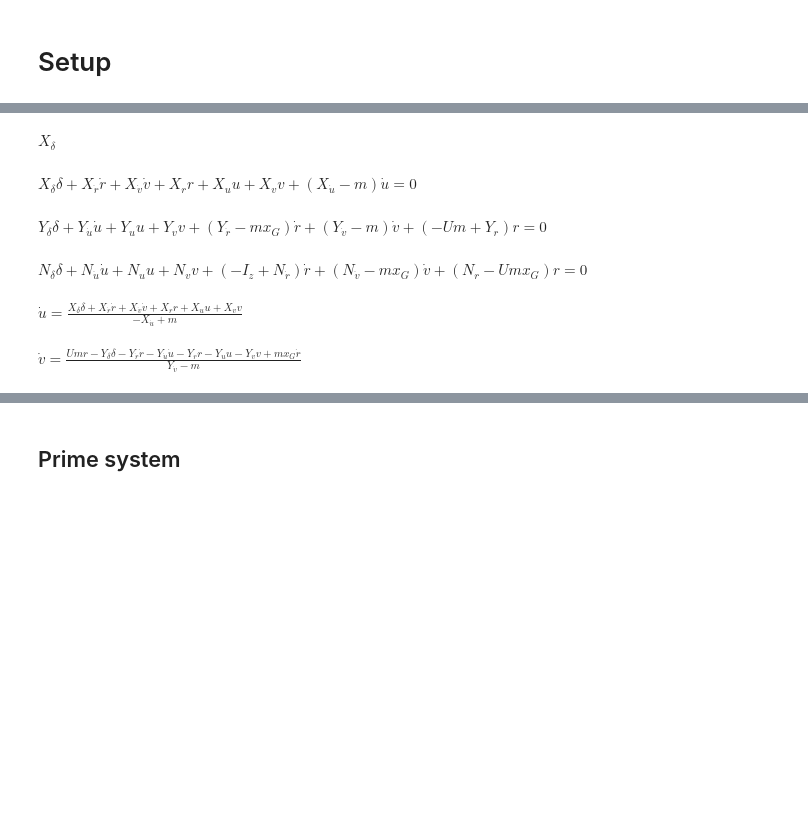
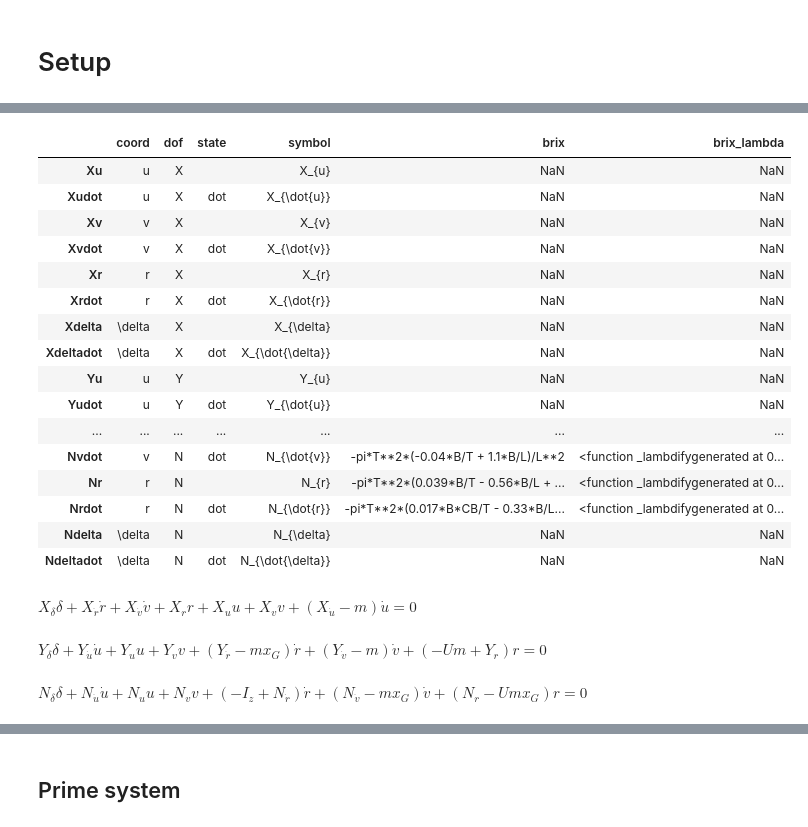
Before and after one commit to martinlarsalbert/VesselManoeuvringModels, a Jupyter notebook: notebooks/06.01_linear_VMM.ipynb, the cells around one changed output, grey strips where cells are left out. Cells and saved outputs as stored; diff of their text form; code cells hidden in the pictures; blank space fills up the shorter version.

```diff
--- a/notebooks/06.01_linear_VMM.ipynb
+++ b/notebooks/06.01_linear_VMM.ipynb
@@ -104,41 +60,39 @@ p = df_parameters['symbol']
-# %%
-p.Xdelta
-# %% [output]
-$\displaystyle X_{\delta}$
-# %%
-m,x_G,U,I_z = sp.symbols('m x_G U I_z')
-X_eq = sp.Eq(
-    (p.Xudot-m)*u.diff() + p.Xu*u + p.Xvdot*v.diff() + p.Xv*v + p.Xrdot*r.diff() + p.Xr*r + p.Xdelta*delta,
-    0
-)
-
-Math(vlatex(X_eq))
-# %% [output]
-$\displaystyle X_{\delta} \delta + X_{\dot{r}} \dot{r} + X_{\dot{v}} \dot{v} + X_{r} r + X_{u} u + X_{v} v + \left(X_{\dot{u}} - m\right) \dot{u} = 0$
-# %%
-Y_eq = sp.Eq(
-    p.Yudot*u.diff() + p.Yu*u + (p.Yvdot-m)*v.diff() + p.Yv*v + (p.Yrdot-m*x_G)*r.diff() + (p.Yr-m*U)*r + p.Ydelta*delta,
-    0
-)
-Math(vlatex(Y_eq))
-# %% [output]
-$\displaystyle Y_{\delta} \delta + Y_{\dot{u}} \dot{u} + Y_{u} u + Y_{v} v + \left(Y_{\dot{r}} - m x_{G}\right) \dot{r} + \left(Y_{\dot{v}} - m\right) \dot{v} + \left(- U m + Y_{r}\right) r = 0$
-# %%
-N_eq = sp.Eq(
-    p.Nudot*u.diff() + p.Nu*u + (p.Nvdot-m*x_G)*v.diff() + p.Nv*v + (p.Nrdot-I_z)*r.diff() + (p.Nr-m*x_G*U)*r + p.Ndelta*delta,
-    0
-)
-Math(vlatex(N_eq))
-# %% [output]
-$\displaystyle N_{\delta} \delta + N_{\dot{u}} \dot{u} + N_{u} u + N_{v} v + \left(- I_{z} + N_{\dot{r}}\right) \dot{r} + \left(N_{\dot{v}} - m x_{G}\right) \dot{v} + \left(N_{r} - U m x_{G}\right) r = 0$
+# %%
+symbols.df_parameters
+# %% [output]
+|  | coord | dof | state | symbol | brix | brix_lambda |
+| Xu | u | X |  | X_{u} | NaN | NaN |
+| Xudot | u | X | dot | X_{\dot{u}} | NaN | NaN |
+| Xv | v | X |  | X_{v} | NaN | NaN |
+| Xvdot | v | X | dot | X_{\dot{v}} | NaN | NaN |
+| Xr | r | X |  | X_{r} | NaN | NaN |
+| Xrdot | r | X | dot | X_{\dot{r}} | NaN | NaN |
+| Xdelta | \delta | X |  | X_{\delta} | NaN | NaN |
+| Xdeltadot | \delta | X | dot | X_{\dot{\delta}} | NaN | NaN |
+| Yu | u | Y |  | Y_{u} | NaN | NaN |
+| Yudot | u | Y | dot | Y_{\dot{u}} | NaN | NaN |
+| ... | ... | ... | ... | ... | ... | ... |
+| Nvdot | v | N | dot | N_{\dot{v}} | -pi*T**2*(-0.04*B/T + 1.1*B/L)/L**2 | <function _lambdifygenerated at 0... |
+| Nr | r | N |  | N_{r} | -pi*T**2*(0.039*B/T - 0.56*B/L + ... | <function _lambdifygenerated at 0... |
+| Nrdot | r | N | dot | N_{\dot{r}} | -pi*T**2*(0.017*B*CB/T - 0.33*B/L... | <function _lambdifygenerated at 0... |
+| Ndelta | \delta | N |  | N_{\delta} | NaN | NaN |
+| Ndeltadot | \delta | N | dot | N_{\dot{\delta}} | NaN | NaN |
+# %%
+Math(vlatex(eq.X_eq))
+# %% [output]
+$\displaystyle X_{\delta} \delta + X_{\dot{r}} \dot{r} + X_{\dot{v}} \dot{v} + X_{r} r + X_{u} u + X_{v} v + \left(X_{\dot{u}} - m\right) \dot{u} = 0$
+# %%
+Math(vlatex(eq.Y_eq))
+# %% [output]
+$\displaystyle Y_{\delta} \delta + Y_{\dot{u}} \dot{u} + Y_{u} u + Y_{v} v + \left(Y_{\dot{r}} - m x_{G}\right) \dot{r} + \left(Y_{\dot{v}} - m\right) \dot{v} + \left(- U m + Y_{r}\right) r = 0$
+# %%
+Math(vlatex(eq.N_eq))
+# %% [output]
+$\displaystyle N_{\delta} \delta + N_{\dot{u}} \dot{u} + N_{u} u + N_{v} v + \left(- I_{z} + N_{\dot{r}}\right) \dot{r} + \left(N_{\dot{v}} - m x_{G}\right) \dot{v} + \left(N_{r} - U m x_{G}\right) r = 0$
 # %%
-u1d_eq = sp.Eq(u.diff(), sp.solve(X_eq, u.diff())[0])
-Math(vlatex(u1d_eq))
+#u1d_eq = sp.Eq(u.diff(), sp.solve(X_eq, u.diff())[0])
+#Math(vlatex(u1d_eq))
-# %% [output]
-$\displaystyle \dot{u} = \frac{X_{\delta} \delta + X_{\dot{r}} \dot{r} + X_{\dot{v}} \dot{v} + X_{r} r + X_{u} u + X_{v} v}{- X_{\dot{u}} + m}$
 # %%
-v1d_eq = sp.Eq(v.diff(), sp.solve(Y_eq, v.diff())[0])
-Math(vlatex(v1d_eq))
+#v1d_eq = sp.Eq(v.diff(), sp.solve(Y_eq, v.diff())[0])
+#Math(vlatex(v1d_eq))
-# %% [output]
-$\displaystyle \dot{v} = \frac{U m r - Y_{\delta} \delta - Y_{\dot{r}} \dot{r} - Y_{\dot{u}} \dot{u} - Y_{r} r - Y_{u} u - Y_{v} v + m x_{G} \dot{r}}{Y_{\dot{v}} - m}$
 # %%
```
Also changed, not shown: parts of 30 cells of this notebook, 5 other files.
